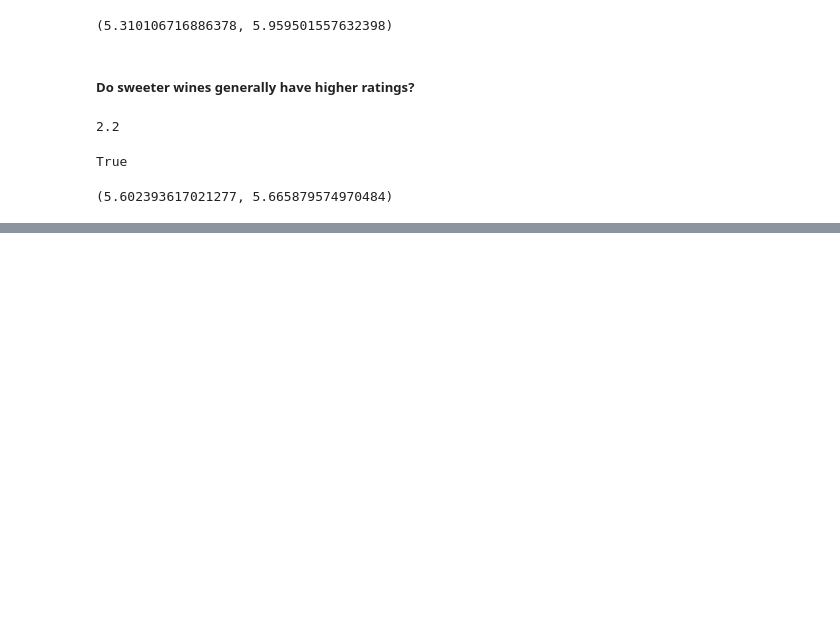
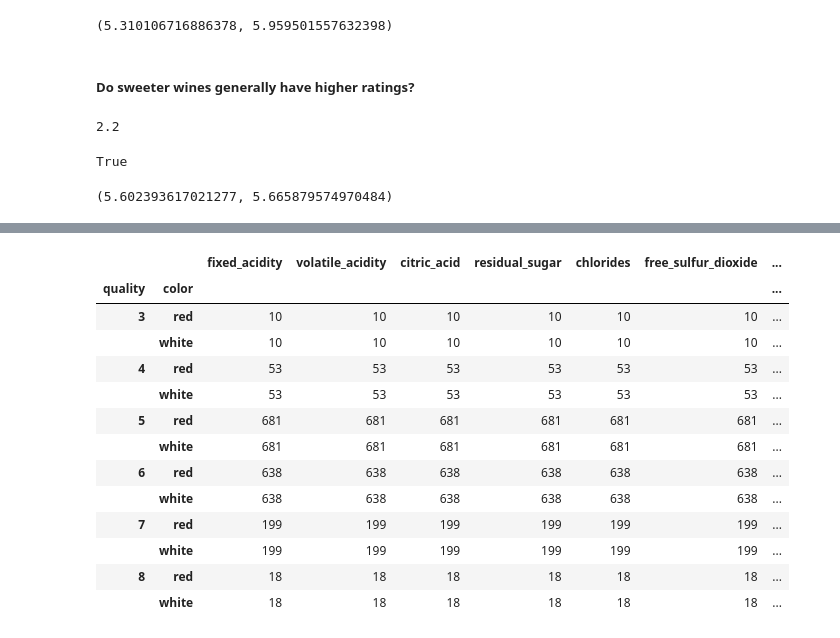
Before and after one commit to jumbamark/data_analysis, a Jupyter notebook: case_studies/first/wine_chemical_properties.ipynb, the cells around one changed output, grey strips where cells are left out. Cells and saved outputs as stored; diff of their text form; code cells hidden in the pictures; blank space fills up the shorter version.

```diff
--- a/case_studies/first/wine_chemical_properties.ipynb
+++ b/case_studies/first/wine_chemical_properties.ipynb
@@ -572,0 +625,20 @@ low_sugar.quality.mean(), high_sugar.quality.mean()
+# %%
+# Although this visual shows us that the white the white wine samples are equal to red wine samples in quality ratings, it would be nice if we get more deatils on where that is coming from
+# Putting a more detailed bar chat, counts for each quality rating by color
+counts = wine_df.groupby(['quality', 'color']).count
+counts()
+# %% [output]
+|  |  | fixed_acidity | volatile_acidity | citric_acid | residual_sugar | chlorides | free_sulfur_dioxide | ... |
+| quality | color |  |  |  |  |  |  | ... |
+| 3 | red | 10 | 10 | 10 | 10 | 10 | 10 | ... |
+|  | white | 10 | 10 | 10 | 10 | 10 | 10 | ... |
+| 4 | red | 53 | 53 | 53 | 53 | 53 | 53 | ... |
+|  | white | 53 | 53 | 53 | 53 | 53 | 53 | ... |
+| 5 | red | 681 | 681 | 681 | 681 | 681 | 681 | ... |
+|  | white | 681 | 681 | 681 | 681 | 681 | 681 | ... |
+| 6 | red | 638 | 638 | 638 | 638 | 638 | 638 | ... |
+|  | white | 638 | 638 | 638 | 638 | 638 | 638 | ... |
+| 7 | red | 199 | 199 | 199 | 199 | 199 | 199 | ... |
+|  | white | 199 | 199 | 199 | 199 | 199 | 199 | ... |
+| 8 | red | 18 | 18 | 18 | 18 | 18 | 18 | ... |
+|  | white | 18 | 18 | 18 | 18 | 18 | 18 | ... |
```
Also changed, not shown: parts of 5 cells of this notebook.
